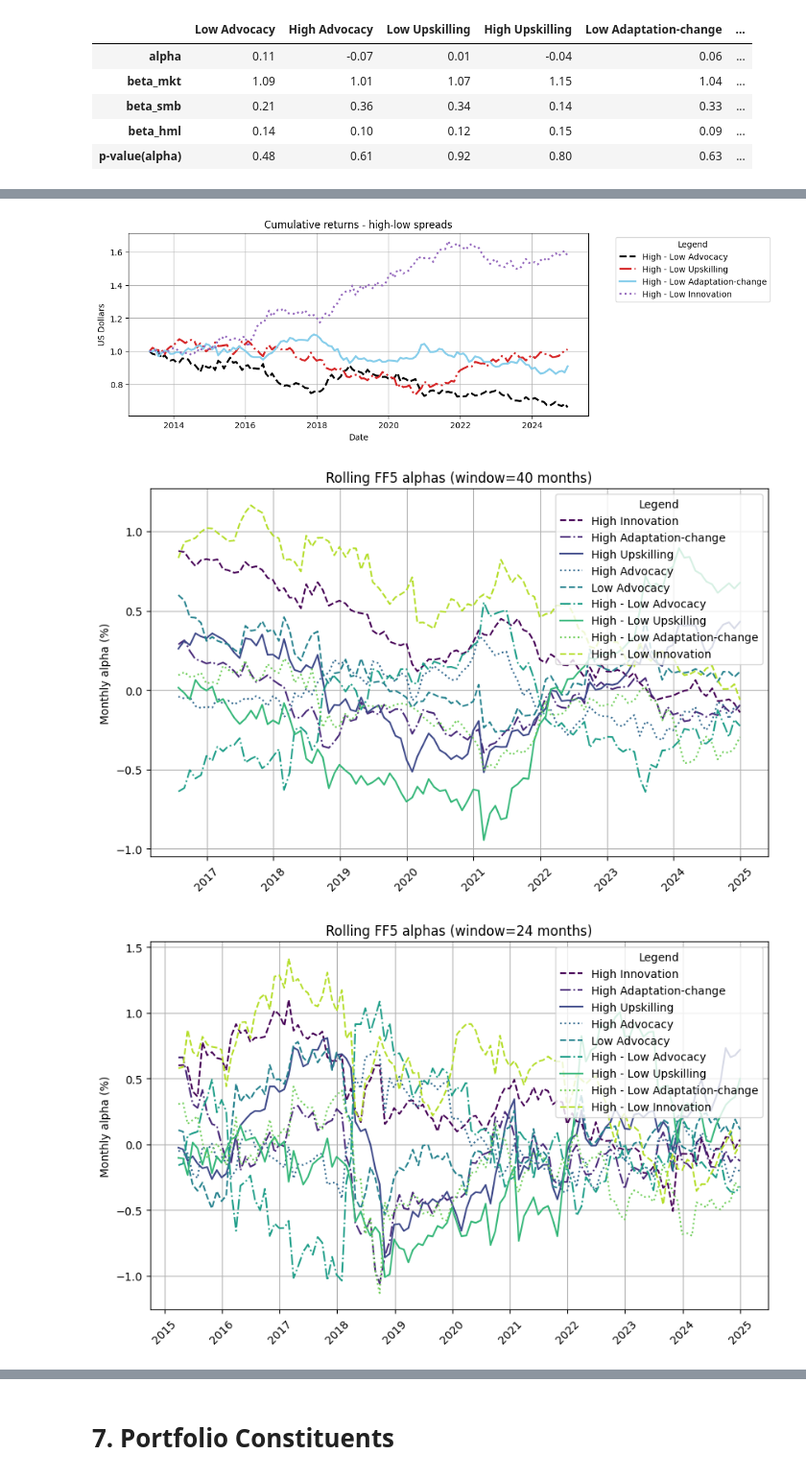
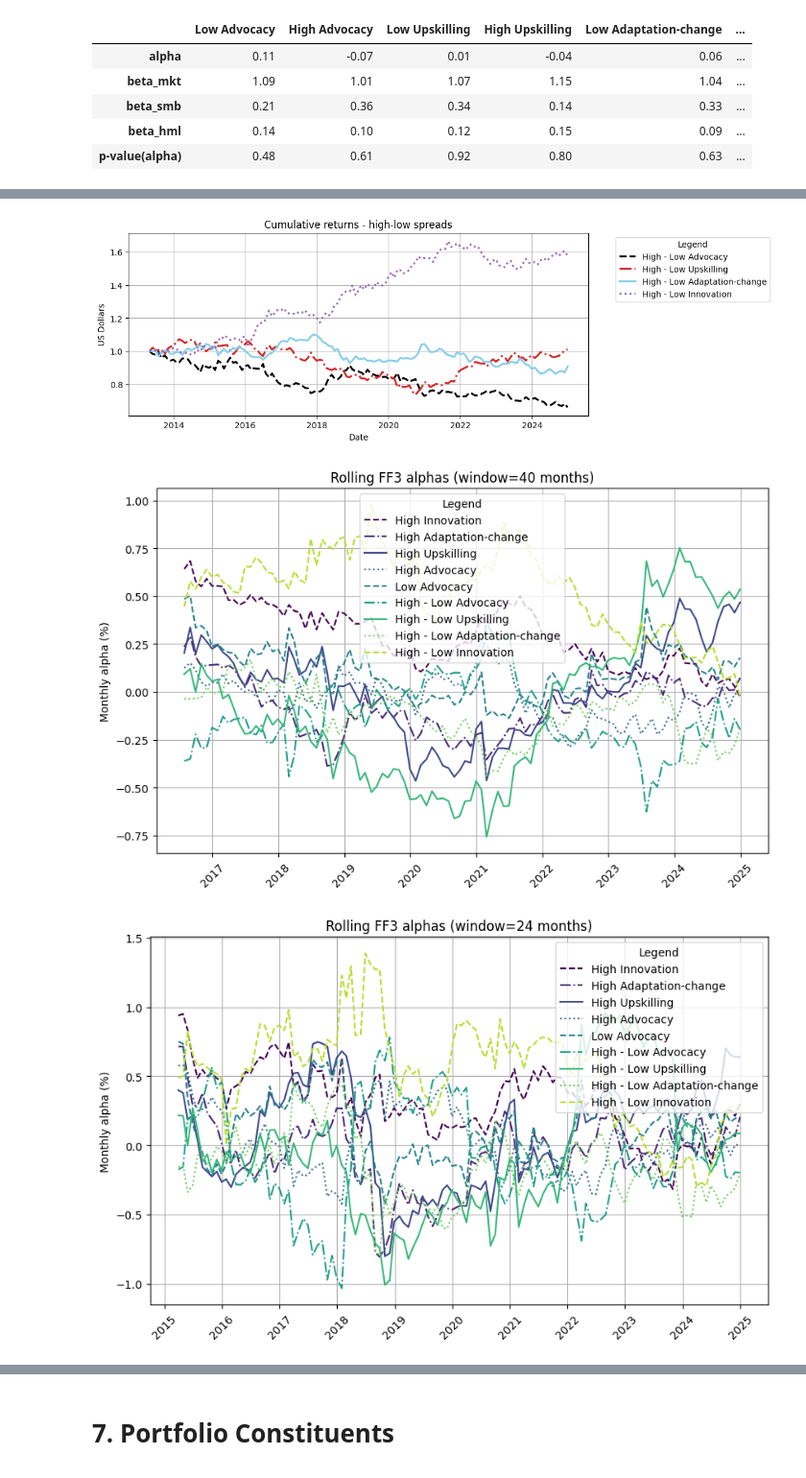
Before and after one commit to christy108/modular_fund_analysis, a Jupyter notebook: Main.ipynb, the cells around one changed output, grey strips where cells are left out. Shown at 96% size. Saved outputs shown, nothing was run; the diff lists cells and outputs as text; code cells hidden in the pictures.

```diff
--- a/Main.ipynb
+++ b/Main.ipynb
@@ -40,7 +40,7 @@ end_year = 2024
 no_simple_quantiles = 7
 
 
-ff_factors_number = 5
+ff_factors_number = 3
 
 # ESG Variables
 esg_choice = "none"
@@ -991,11 +991,13 @@ if show_sector_portfolio:
 # Add risk free rate back for cumulative returns
 non_risk_free_returns = global_gross_portfolio_returns.add(fama_french["rf"].values, axis=0)
 portfolio_returns = non_risk_free_returns - 1
+excess_returns = global_gross_portfolio_returns - 1   # excess (rf never added back); used ONLY for Sharpe
 
 # Long-short spreads: rf cancels out ((high-rf) - (low-rf) = high - low),
 # so append directly without adding rf back.
 for _label, _series in spread_cum.items():
     portfolio_returns[_label] = _series
+    excess_returns[_label] = _series   # spreads are already excess
 # %% [markdown]
 # Cumulative Returns Plot
 # %%
@@ -1046,29 +1048,29 @@ ff3_parts_df.head()
 | beta_hml | 0.14 | 0.10 | 0.12 | 0.15 | 0.09 | ... |
 | p-value(alpha) | 0.48 | 0.61 | 0.92 | 0.80 | 0.63 | ... |
 # %%
-from functions.portfolio_metrics.fama_french import ff3_regressions, ff5_regressions, rolling_ff_alphas
+# from functions.portfolio_metrics.fama_french import ff3_regressions, ff5_regressions, rolling_ff_alphas
 
-ff5_parts = [
-        low_high(
-            ff5_regressions(signal_quantiles[col], fama_french.reset_index(drop=True)),
-            signal_names[col],
-        )
-        for col in signal_quantiles
-    ]
+# ff5_parts = [
+#         low_high(
+#             ff5_regressions(signal_quantiles[col], fama_french.reset_index(drop=True)),
+#             signal_names[col],
+#         )
+#         for col in signal_quantiles
+#     ]
 
 
-take_high_minus_low = True
-if take_high_minus_low:
-    for _label, _df in spread_signals.items():
-        ff5_parts.append(ff5_regressions(_df, fama_french.reset_index(drop=True)))
+# take_high_minus_low = True
+# if take_high_minus_low:
+#     for _label, _df in spread_signals.items():
+#         ff5_parts.append(ff5_regressions(_df, fama_french.reset_index(drop=True)))
 
-if show_sector_portfolio:
-        ff5_parts.append(ff5_regressions(sector_portfolio_returns, fama_french.reset_index(drop=True)))
+# if show_sector_portfolio:
+#         ff5_parts.append(ff5_regressions(sector_portfolio_returns, fama_french.reset_index(drop=True)))
 
-if show_sample_portfolio:
-        ff5_parts.append(ff5_regressions(Excess_returns_sample, fama_french.reset_index(drop=True)))
+# if show_sample_portfolio:
+#         ff5_parts.append(ff5_regressions(Excess_returns_sample, fama_french.reset_index(drop=True)))
 
-ff5_parts_df = pd.concat(ff5_parts, axis=1).round(2)
-    #ff5_parts_df.to_csv('./output/ff5_' + _{start_date}-{end_date} + '.csv')
+# ff5_parts_df = pd.concat(ff5_parts, axis=1).round(2)
+#     #ff5_parts_df.to_csv('./output/ff5_' + _{start_date}-{end_date} + '.csv')
 
-ff5_parts_df.head(7)
+# ff5_parts_df.head(7)
@@ -1132,7 +1132,7 @@ save_run_parameters(_run_dir / "parameters.txt", globals())
 
 ff_parts_df = ff3_parts_df if ff_factors_number == 3 else ff5_parts_df
 
-sp = StrategyPerformance(portfolio_returns, ff3_parts_df=ff_parts_df)
+sp = StrategyPerformance(portfolio_returns, ff3_parts_df=ff_parts_df, excess_returns=excess_returns)
 
 _ff = fama_factor_region
 
@@ -1174,35 +1174,35 @@ else:
 
 
 # Note: sector-split alpha is appended later once `sector_portfolio_returns` exists.
 try:
     plot_rolling_alpha_function(
         rolling_alphas_window_size_40,
         title=f"Rolling FF{ff_factors_number} alphas (window={40} months)",
     save_path=_img_dir / f"rolling_alphas_ff{ff_factors_number}_w{40}.png",
     csv_path=_csv_dir / f"rolling_alphas_ff{ff_factors_number}_w{40}.csv",
 )
 except Exception as e:
     print(f"Error in plot_rolling_alpha_function: {e}")
 
 plot_rolling_alpha_function(
     rolling_alphas_window_size_24,
     title=f"Rolling FF{ff_factors_number} alphas (window={24} months)",
     save_path=_img_dir / f"rolling_alphas_ff{ff_factors_number}_w{24}.png",
     csv_path=_csv_dir / f"rolling_alphas_ff{ff_factors_number}_w{24}.csv",
 )
 
 display(cumulative_table)
 display(risk_table)
 
 # sp.plot_rolling_sharpe(window=40, save_path=_other_img_dir / f"strategy_rolling_sharpe_40m_ff-{_ff}.png")
 #sp.plot_rolling_sharpe(window=60, save_path=_other_img_dir / f"strategy_rolling_sharpe_60m_ff-{_ff}.png")
 # sp.plot_rolling_sharpe(window=24, save_path=_other_img_dir / f"strategy_rolling_sharpe_24m_ff-{_ff}.png")
 # %% [output]
 Saving run artifacts to: output/4_signals_new/Japan/Sum_All_Signals/no_esg/with_filters/2013-04-2024-12_split7
 [figure]
 [figure]
-[figure, old version]
+[figure, new version]
-[figure, old version]
+[figure, new version]
 |  | 1m | 3m | YTD | 1yr | 3yr | 5yr | 10yr | Since launch |
 | Market | 3.77% | 5.61% | 19.24% | 19.24% | 47.48% | 78.05% | 147.83% | 209.07% |
 | High Innovation | 4.27% | 3.29% | 19.70% | 19.70% | 47.00% | 81.63% | 224.21% | 356.36% |
```
Also changed, not shown: parts of 3 cells of this notebook, 2 other files.
